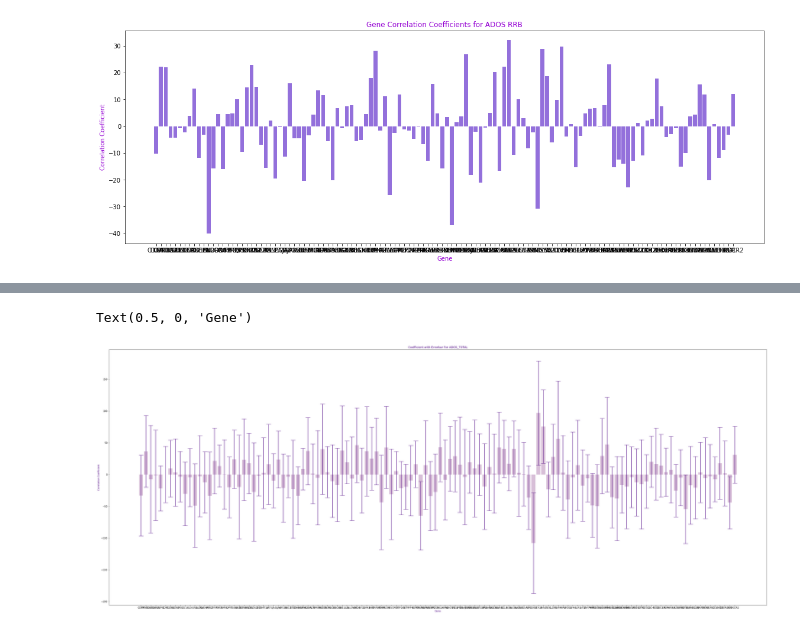
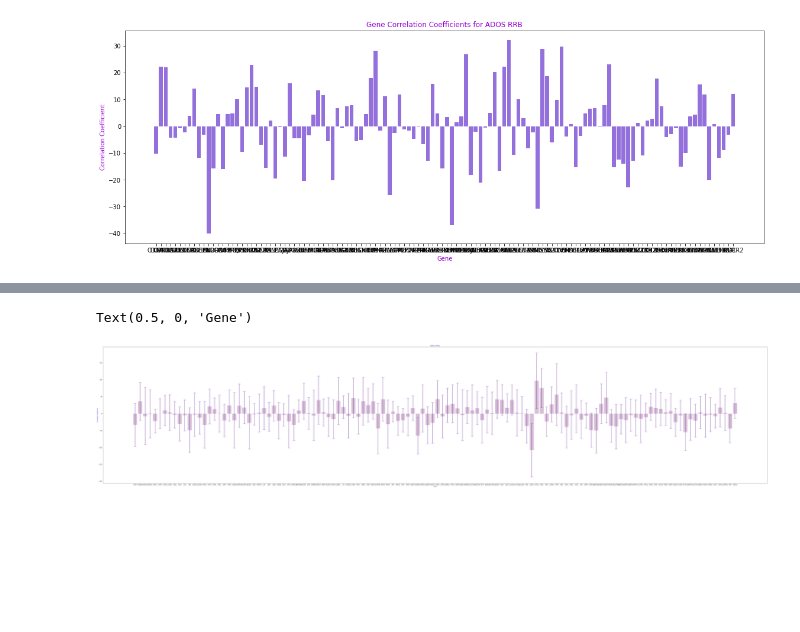
Before and after one commit to Aglinskas/BC-ORG-Data, a Jupyter notebook: Code/Genes/All_Genes_Diffmat.ipynb, the cells around one changed output, grey strips where cells are left out. Cells and saved outputs as stored; diff of their text form; code cells hidden in the pictures; blank space fills up the shorter version.

```diff
--- a/Code/Genes/All_Genes_Diffmat.ipynb
+++ b/Code/Genes/All_Genes_Diffmat.ipynb
@@ -218,7 +218,7 @@ coefficient_total = regression_total.coef_
 labels = ['CDIPT','TXNRD2','CORO1A','ATXN2L','USP41','COMT','CLDN4','CLDN3','CRKL','ZG16','ELN','EN2','ALDOA','NLGN4Y','POGZ','CYFIP1','FMO5','FMR1','QPRT','TSSK2','SH2B1','CNTNAP2','DGCR5','SEZ6L2','TBL2','TRMT2A','LAT','GJA5','GJA8','GP1BB','GSC2','GTF2I','ZDHHC8','SERPIND1','MLXIPL','ACP6','GPR89B','MED15','TREM2','NLGN3','DGCR8','GNB1L','IL6','NLGN4X','CHD8','KIF22','LIMK1','MAZ','MRPL40','RTN4R','MECP2','ARVCF','MET','ATP2A1','OXTR','PPP4C','GDPD3','PRKAB2','MAPK3','RABEP2','PRODH','RELN','NIPA2','ABHD11','YPEL3','SPNS1','DNAJC30','RANBP1','KLHL22','NFATC2IP','RFC2','SHANK3','DGCR6L','SCARF2','BCL9','SGSH','SLC6A4','SLC7A4','SLC25A1','SPN','CDKL5','STX1A','SYN2','TBX1','CLDN5','TUFM','HIRA','UFD1L','EIF4H','CLIP2','LAT2','ZNF74','PRRT2','WBSCR22','TUBGCP5','NIPA1','TMEM219','C22orf39','WBSCR28','AIFM3','WBSCR27','VPS37D','LZTR1','CLTCL1','CDC45','FZ9D','DOC2A','FKBP6','HIRIP3','BAZ1B','P2RX6','KCTD13','ASPHD1','BCL7B','SNAP29','TAOK2','NRXN1','CD19','CHD1L','GTFIRD1','MVP','DGCR2']
 print(column_total)
 print()
-for i in range(0,ngenes):
-    print(f'{labels[i]},{coefficient_total[i]}')
+#for i in range(0,ngenes):
+    #print(f'{labels[i]},{coefficient_total[i]}')
 # %% [output]
 ados_total
@@ -391,18 +343,18 @@ def plot_errorbar_from_table(est2_total,labels):
     ci_rel_total = ci_rel_total.transpose()
     xs_total = np.arange(len(coef_total))
 
-    plt.figure(figsize=(50,20))
+    plt.figure(figsize=(95,20))
     plt.bar(xs_total,coef_total,color='thistle')
     plt.errorbar(xs_total,coef_total,ci_rel_total,fmt='r ',capsize=10,ecolor='indigo')
     plt.xticks(xs_total,labels=labels);
 # %%
 plot_errorbar_from_table(est2_total,labels)
-plt.title('Coefficient with Errorbar For ADOS_TOTAL',color='indigo')
+plt.title('ADOS TOTAL',color='indigo')
 plt.ylabel('Correlation Coefficient',color='indigo')
 plt.xlabel('Gene',color='indigo')
 # %% [output]
 Text(0.5, 0, 'Gene')
-[figure, old version]
+[figure, new version]
 # %%
 #significance of coefficients for ados_comm
 print('ADOS_COMM')
```
Also changed, not shown: parts of 16 cells of this notebook, 3 other files.
